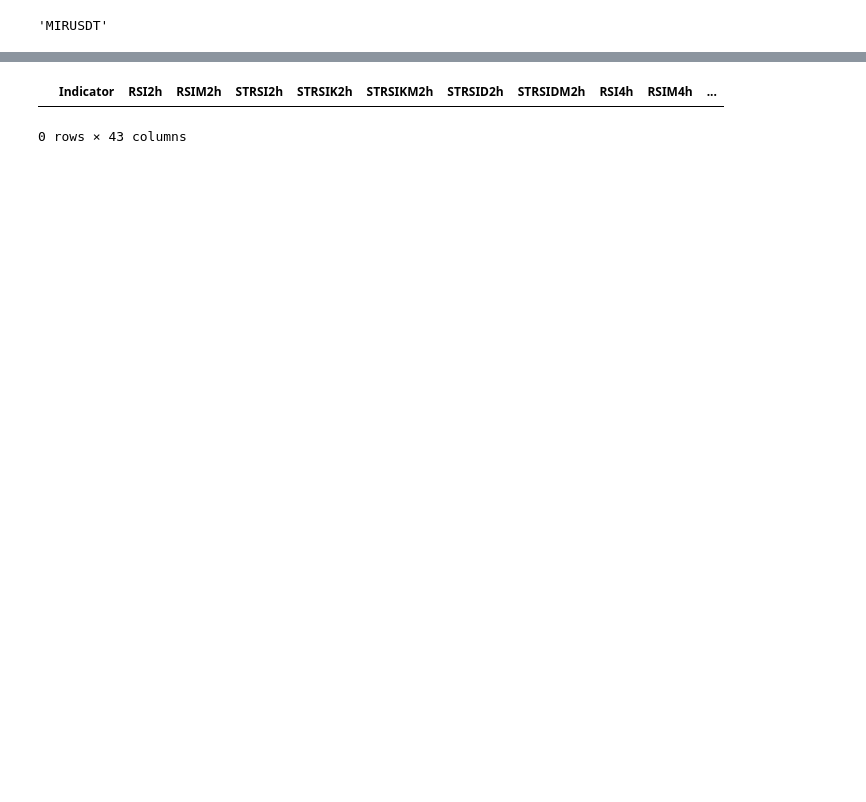
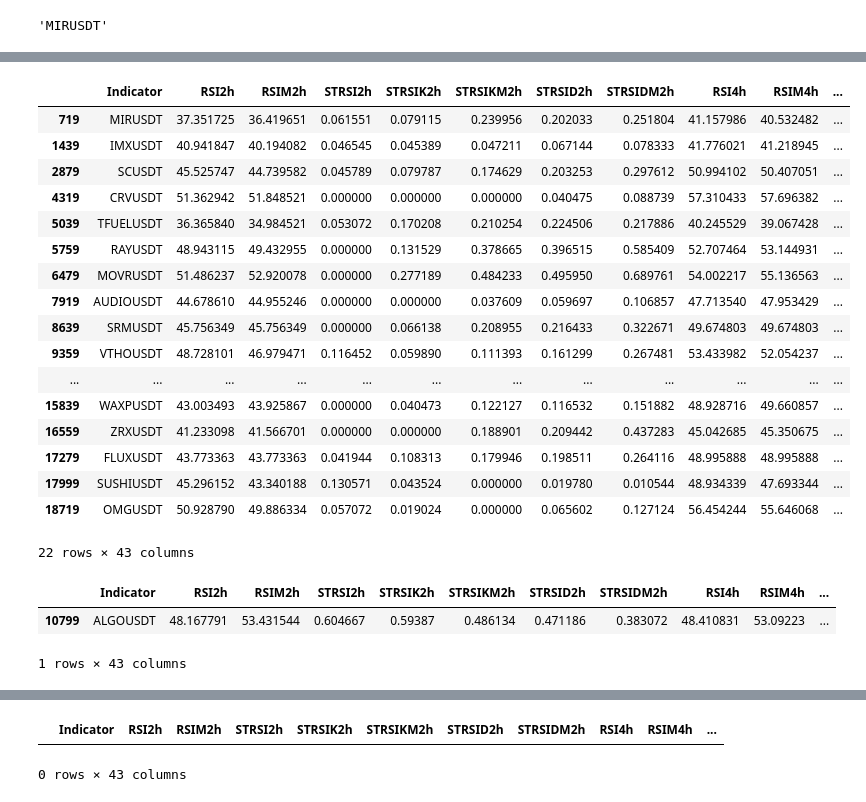
Before and after one commit to hjabbour/ML, a Jupyter notebook: HLST-FIXLIST-Direction.ipynb, the cells around one changed output, grey strips where cells are left out. Drawn from its saved outputs; the diff is of its cells as text; code cells hidden in the pictures; blank space fills up the shorter version.

```diff
--- a/HLST-FIXLIST-Direction.ipynb
+++ b/HLST-FIXLIST-Direction.ipynb
@@ -392,0 +436,34 @@ drop
+# %%
+# 8 H down
+drop = final.loc[(rule8kdown & rule12RSIdown)]
+#drop = final.loc[(rule12kdown & rule12RSIup)]
+
+drop
+# %% [output]
+|  | Indicator | RSI2h | RSIM2h | STRSI2h | STRSIK2h | STRSIKM2h | STRSID2h | STRSIDM2h | RSI4h | RSIM4h | ... |
+| 719 | MIRUSDT | 37.351725 | 36.419651 | 0.061551 | 0.079115 | 0.239956 | 0.202033 | 0.251804 | 41.157986 | 40.532482 | ... |
+| 1439 | IMXUSDT | 40.941847 | 40.194082 | 0.046545 | 0.045389 | 0.047211 | 0.067144 | 0.078333 | 41.776021 | 41.218945 | ... |
+| 2879 | SCUSDT | 45.525747 | 44.739582 | 0.045789 | 0.079787 | 0.174629 | 0.203253 | 0.297612 | 50.994102 | 50.407051 | ... |
+| 4319 | CRVUSDT | 51.362942 | 51.848521 | 0.000000 | 0.000000 | 0.000000 | 0.040475 | 0.088739 | 57.310433 | 57.696382 | ... |
+| 5039 | TFUELUSDT | 36.365840 | 34.984521 | 0.053072 | 0.170208 | 0.210254 | 0.224506 | 0.217886 | 40.245529 | 39.067428 | ... |
+| 5759 | RAYUSDT | 48.943115 | 49.432955 | 0.000000 | 0.131529 | 0.378665 | 0.396515 | 0.585409 | 52.707464 | 53.144931 | ... |
+| 6479 | MOVRUSDT | 51.486237 | 52.920078 | 0.000000 | 0.277189 | 0.484233 | 0.495950 | 0.689761 | 54.002217 | 55.136563 | ... |
+| 7919 | AUDIOUSDT | 44.678610 | 44.955246 | 0.000000 | 0.000000 | 0.037609 | 0.059697 | 0.106857 | 47.713540 | 47.953429 | ... |
+| 8639 | SRMUSDT | 45.756349 | 45.756349 | 0.000000 | 0.066138 | 0.208955 | 0.216433 | 0.322671 | 49.674803 | 49.674803 | ... |
+| 9359 | VTHOUSDT | 48.728101 | 46.979471 | 0.116452 | 0.059890 | 0.111393 | 0.161299 | 0.267481 | 53.433982 | 52.054237 | ... |
+| ... | ... | ... | ... | ... | ... | ... | ... | ... | ... | ... | ... |
+| 15839 | WAXPUSDT | 43.003493 | 43.925867 | 0.000000 | 0.040473 | 0.122127 | 0.116532 | 0.151882 | 48.928716 | 49.660857 | ... |
+| 16559 | ZRXUSDT | 41.233098 | 41.566701 | 0.000000 | 0.000000 | 0.188901 | 0.209442 | 0.437283 | 45.042685 | 45.350675 | ... |
+| 17279 | FLUXUSDT | 43.773363 | 43.773363 | 0.041944 | 0.108313 | 0.179946 | 0.198511 | 0.264116 | 48.995888 | 48.995888 | ... |
+| 17999 | SUSHIUSDT | 45.296152 | 43.340188 | 0.130571 | 0.043524 | 0.000000 | 0.019780 | 0.010544 | 48.934339 | 47.693344 | ... |
+| 18719 | OMGUSDT | 50.928790 | 49.886334 | 0.057072 | 0.019024 | 0.000000 | 0.065602 | 0.127124 | 56.454244 | 55.646068 | ... |
+22 rows × 43 columns
+# %%
+# 8 H down RSI up
+drop = final.loc[(rule8kdown & rule8RSIup)]
+
+drop
+# %% [output]
+|  | Indicator | RSI2h | RSIM2h | STRSI2h | STRSIK2h | STRSIKM2h | STRSID2h | STRSIDM2h | RSI4h | RSIM4h | ... |
+| 10799 | ALGOUSDT | 48.167791 | 53.431544 | 0.604667 | 0.59387 | 0.486134 | 0.471186 | 0.383072 | 48.410831 | 53.09223 | ... |
+1 rows × 43 columns
```
Also changed, not shown: parts of 29 cells of this notebook, 4 other files.
